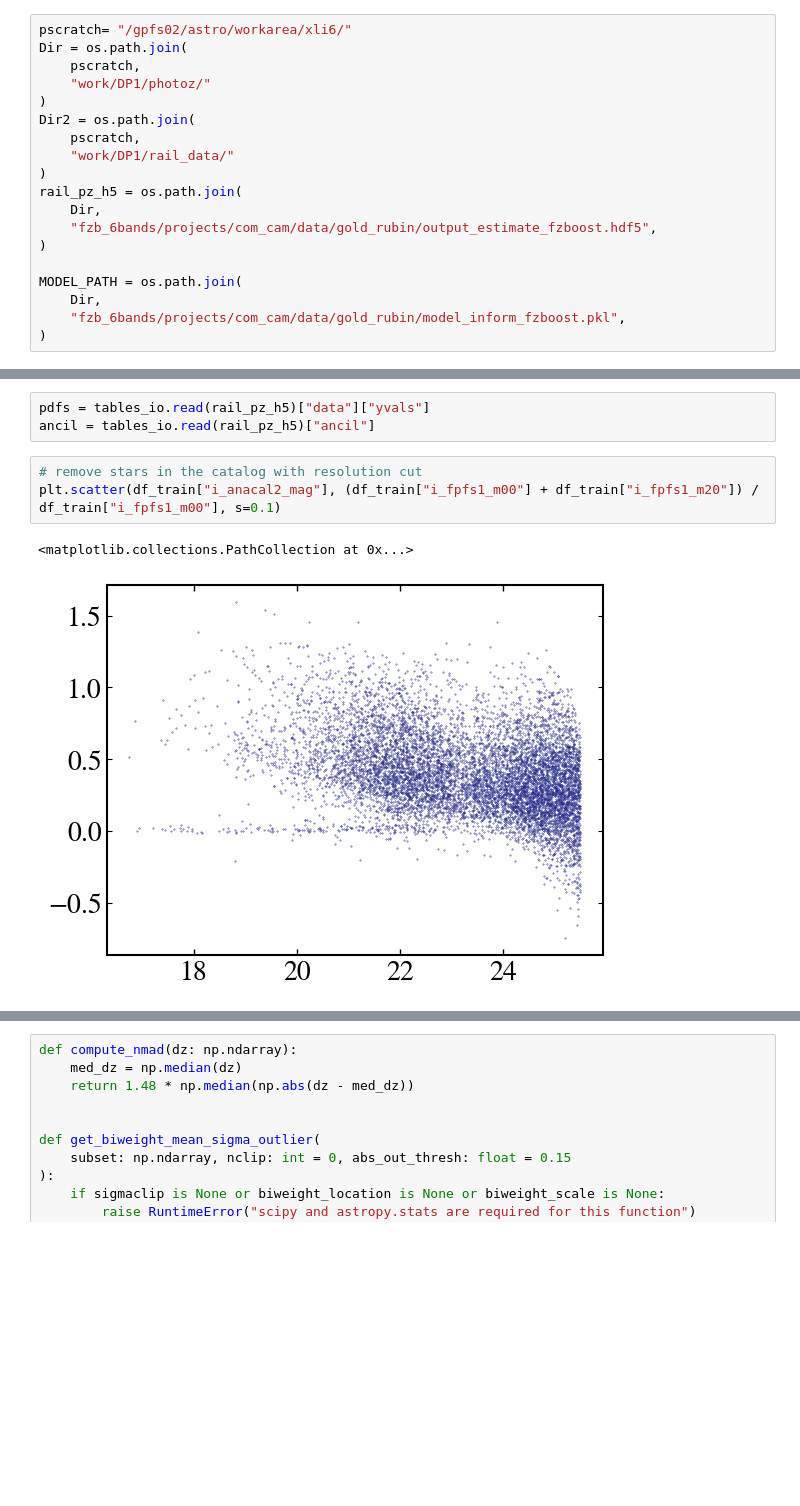
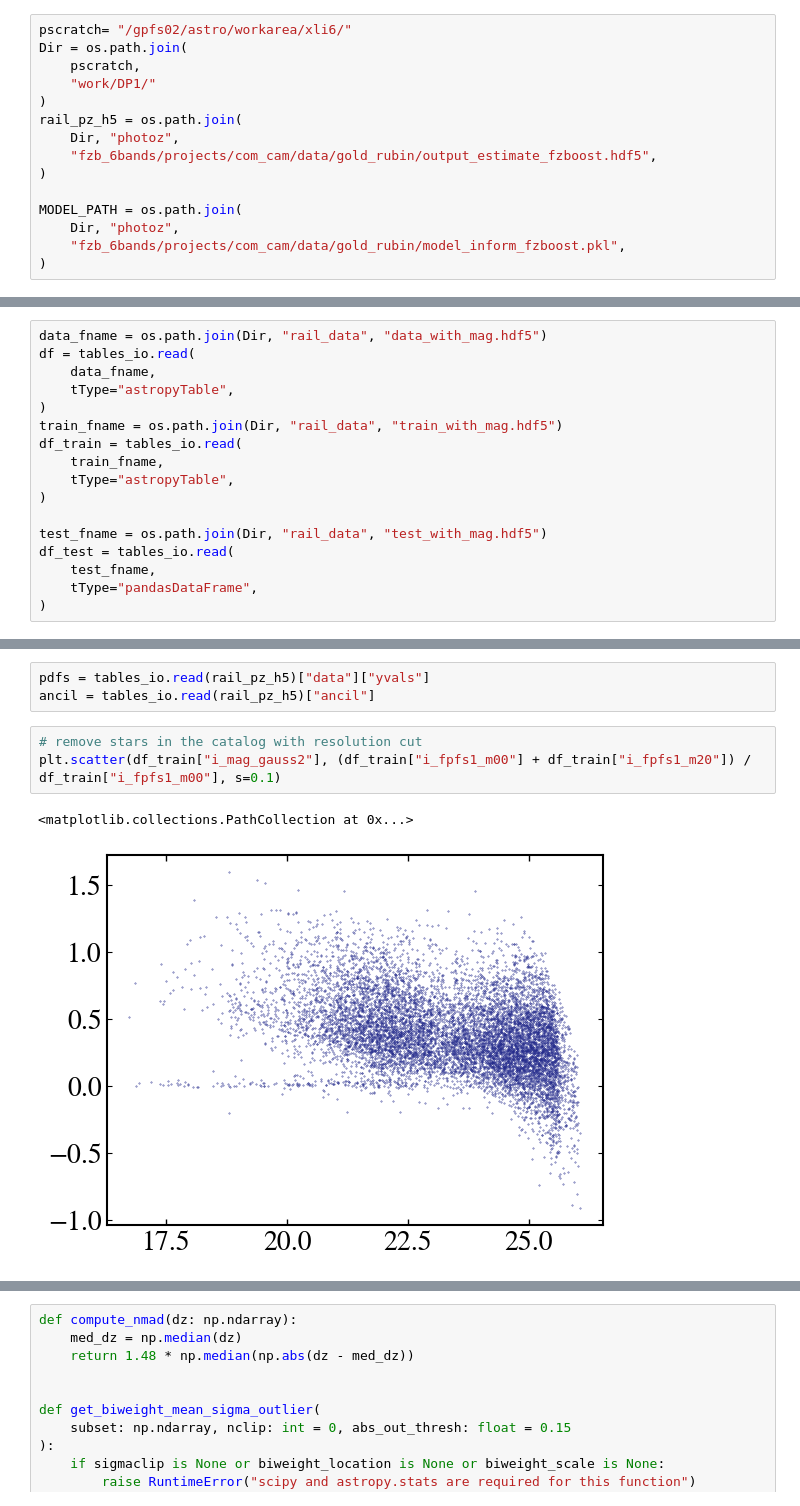
Before and after one commit to LSSTDESC/AnaCal_DESCNote, a Jupyter notebook: notebooks/photoz_comcam/1_1_ecdfs_photoz_evaluate.ipynb, the cells around one changed output, grey strips where cells are left out. Saved outputs shown, nothing was run; the diff lists cells and outputs as text; blank space fills up the shorter version.

```diff
--- a/notebooks/photoz_comcam/1_ecdfs_photoz_evaluate.ipynb
+++ b/notebooks/photoz_comcam/1_1_ecdfs_photoz_evaluate.ipynb
@@ -37,18 +37,14 @@ plt.rc("figure", titlesize=BIGGER_SIZE)
 pscratch= "/gpfs02/astro/workarea/xli6/"
 Dir = os.path.join(
     pscratch,
-    "work/DP1/photoz/"
-)
-Dir2 = os.path.join(
-    pscratch,
-    "work/DP1/rail_data/"
+    "work/DP1/"
 )
 rail_pz_h5 = os.path.join(
-    Dir,
+    Dir, "photoz",
     "fzb_6bands/projects/com_cam/data/gold_rubin/output_estimate_fzboost.hdf5",
 )
 
 MODEL_PATH = os.path.join(
-    Dir,
+    Dir, "photoz",
     "fzb_6bands/projects/com_cam/data/gold_rubin/model_inform_fzboost.pkl",
 )
@@ -89,3 +51,20 @@ df_train = df_train[df_train["i_anacal2_mag"] < 25.5]
+# %%
+data_fname = os.path.join(Dir, "rail_data", "data_with_mag.hdf5")
+df = tables_io.read(
+    data_fname,
+    tType="astropyTable",
+)
+train_fname = os.path.join(Dir, "rail_data", "train_with_mag.hdf5")
+df_train = tables_io.read(
+    train_fname,
+    tType="astropyTable",
+)
+
+test_fname = os.path.join(Dir, "rail_data", "test_with_mag.hdf5")
+df_test = tables_io.read(
+    test_fname,
+    tType="pandasDataFrame",
+)
 # %%
 fig, axs = plt.subplots(1, 4, figsize=(24, 5))
 xbins = np.linspace(0, 4, 14)
@@ -108,10 +87,10 @@ pdfs = tables_io.read(rail_pz_h5)["data"]["yvals"]
 ancil = tables_io.read(rail_pz_h5)["ancil"]
 # %%
 # remove stars in the catalog with resolution cut
-plt.scatter(df_train["i_anacal2_mag"], (df_train["i_fpfs1_m00"] + df_train["i_fpfs1_m20"]) / df_train["i_fpfs1_m00"], s=0.1)
+plt.scatter(df_train["i_mag_gauss2"], (df_train["i_fpfs1_m00"] + df_train["i_fpfs1_m20"]) / df_train["i_fpfs1_m00"], s=0.1)
 # %% [output]
 <matplotlib.collections.PathCollection at 0x...>
-[figure, old version]
+[figure, new version]
 # %%
 import xlens
 out = xlens.catalog.redshift.get_point_estimates_from_pdfs(pdfs)
```
Also changed, not shown: parts of 5 cells of this notebook, 7 other files.
